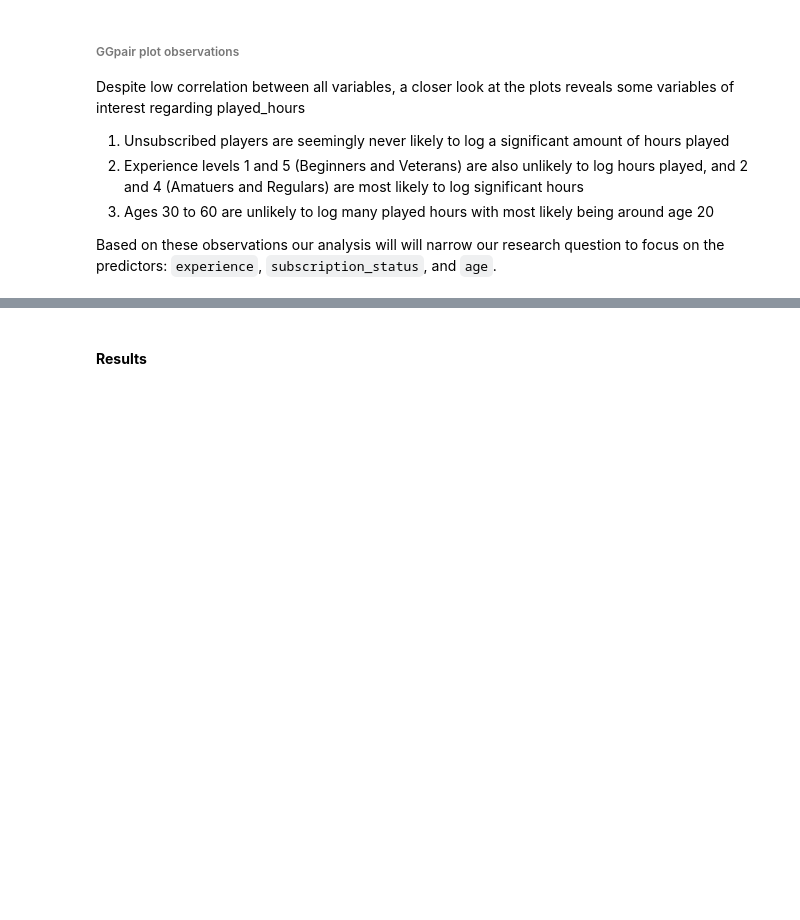
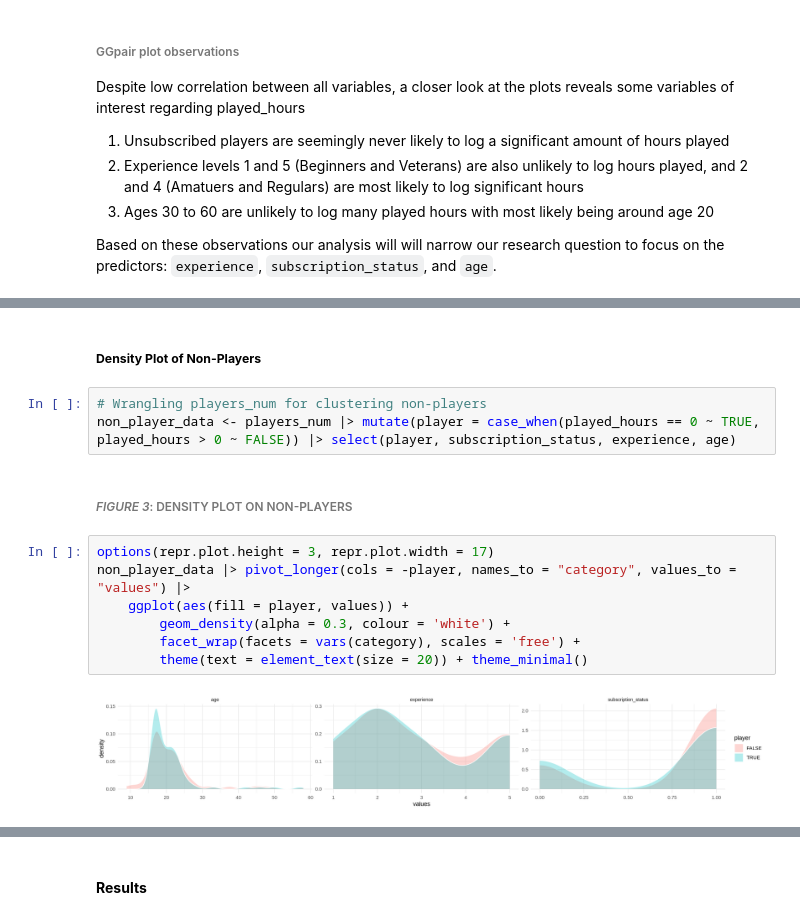
Before and after one commit to vicky-nak/DSCI-Final-Report-24, a Jupyter notebook: Final Report.ipynb, the cells around one changed output, grey strips where cells are left out. Drawn from its saved outputs; the diff is of its cells as text; blank space fills up the shorter version.

```diff
--- a/Final Report.ipynb
+++ b/Final Report.ipynb
@@ -174,0 +99,16 @@ clustered_data |>
+# %% [markdown]
+##### **Density Plot of Non-Players**
+# %%
+# Wrangling players_num for clustering non-players
+non_player_data <- players_num |> mutate(player = case_when(played_hours == 0 ~ TRUE, played_hours > 0 ~ FALSE)) |> select(player, subscription_status, experience, age)
+# %% [markdown]
+###### _FIGURE 3_: DENSITY PLOT ON NON-PLAYERS
+# %%
+options(repr.plot.height = 3, repr.plot.width = 17)
+non_player_data |> pivot_longer(cols = -player, names_to = "category", values_to = "values") |>
+    ggplot(aes(fill = player, values)) +
+        geom_density(alpha = 0.3, colour = 'white') +
+        facet_wrap(facets = vars(category), scales = 'free') +
+        theme(text = element_text(size = 20)) + theme_minimal()
+# %% [output]
+[figure, added]
```
Also changed, not shown: parts of 52 cells of this notebook.
